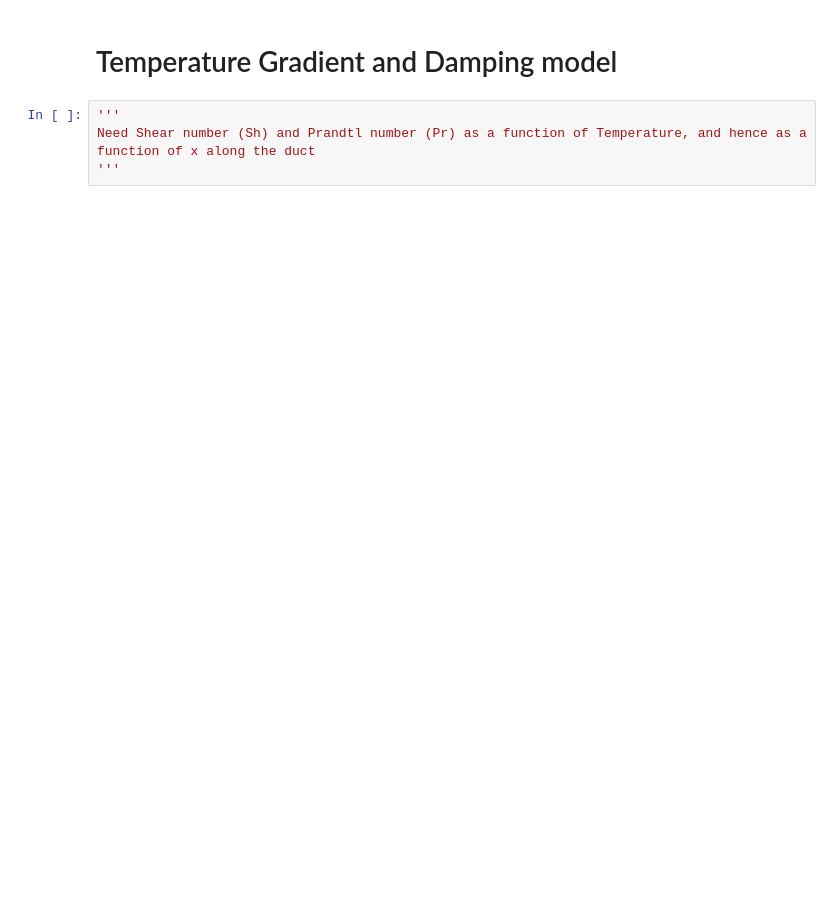
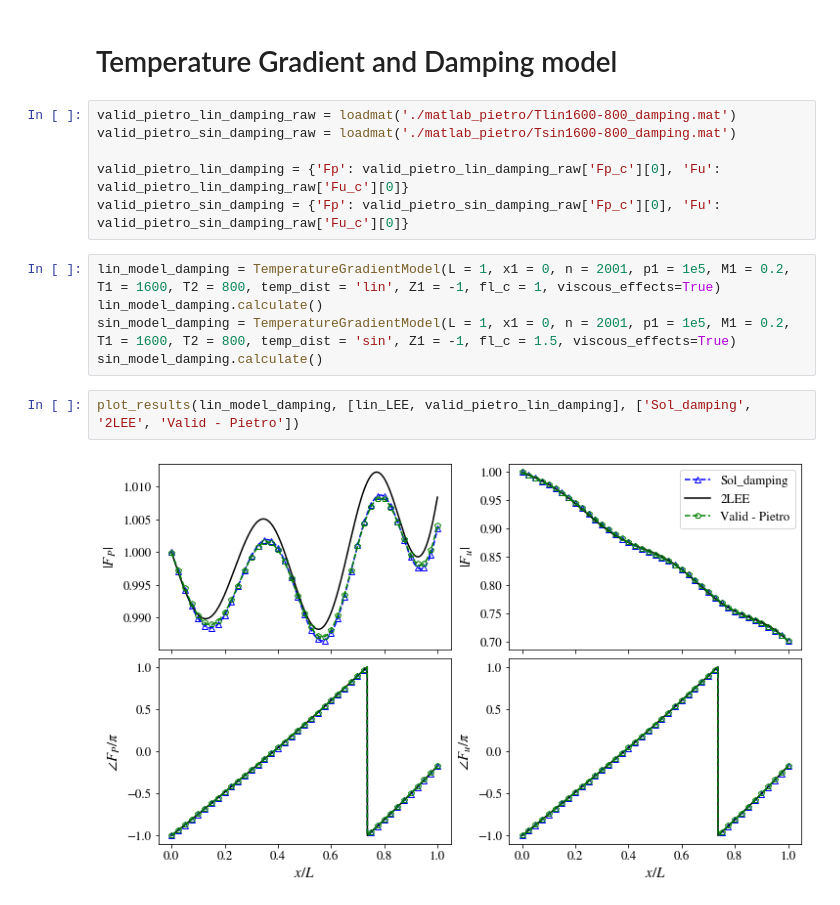
Before and after one commit to kyubin-l/fyp, a Jupyter notebook: acoustic-modes.ipynb, the cells around one changed output. Cells and saved outputs as stored; diff of their text form; blank space fills up the shorter version.

```diff
--- a/acoustic-modes.ipynb
+++ b/acoustic-modes.ipynb
@@ -432,6 +461,17 @@ plt.show()
 # %% [markdown]
 # Temperature Gradient and Damping model
-# %%
-'''
-Need Shear number (Sh) and Prandtl number (Pr) as a function of Temperature, and hence as a function of x along the duct
-'''
+# %%
+valid_pietro_lin_damping_raw = loadmat('./matlab_pietro/Tlin1600-800_damping.mat')
+valid_pietro_sin_damping_raw = loadmat('./matlab_pietro/Tsin1600-800_damping.mat')
+
+valid_pietro_lin_damping = {'Fp': valid_pietro_lin_damping_raw['Fp_c'][0], 'Fu': valid_pietro_lin_damping_raw['Fu_c'][0]}
+valid_pietro_sin_damping = {'Fp': valid_pietro_sin_damping_raw['Fp_c'][0], 'Fu': valid_pietro_sin_damping_raw['Fu_c'][0]}
+# %%
+lin_model_damping = TemperatureGradientModel(L = 1, x1 = 0, n = 2001, p1 = 1e5, M1 = 0.2, T1 = 1600, T2 = 800, temp_dist = 'lin', Z1 = -1, fl_c = 1, viscous_effects=True)
+lin_model_damping.calculate()
+sin_model_damping = TemperatureGradientModel(L = 1, x1 = 0, n = 2001, p1 = 1e5, M1 = 0.2, T1 = 1600, T2 = 800, temp_dist = 'sin', Z1 = -1, fl_c = 1.5, viscous_effects=True)
+sin_model_damping.calculate()
+# %%
+plot_results(lin_model_damping, [lin_LEE, valid_pietro_lin_damping], ['Sol_damping', '2LEE', 'Valid - Pietro'])
+# %% [output]
+[figure, added]
```
Also changed, not shown: parts of 17 cells of this notebook, 16 other files.
